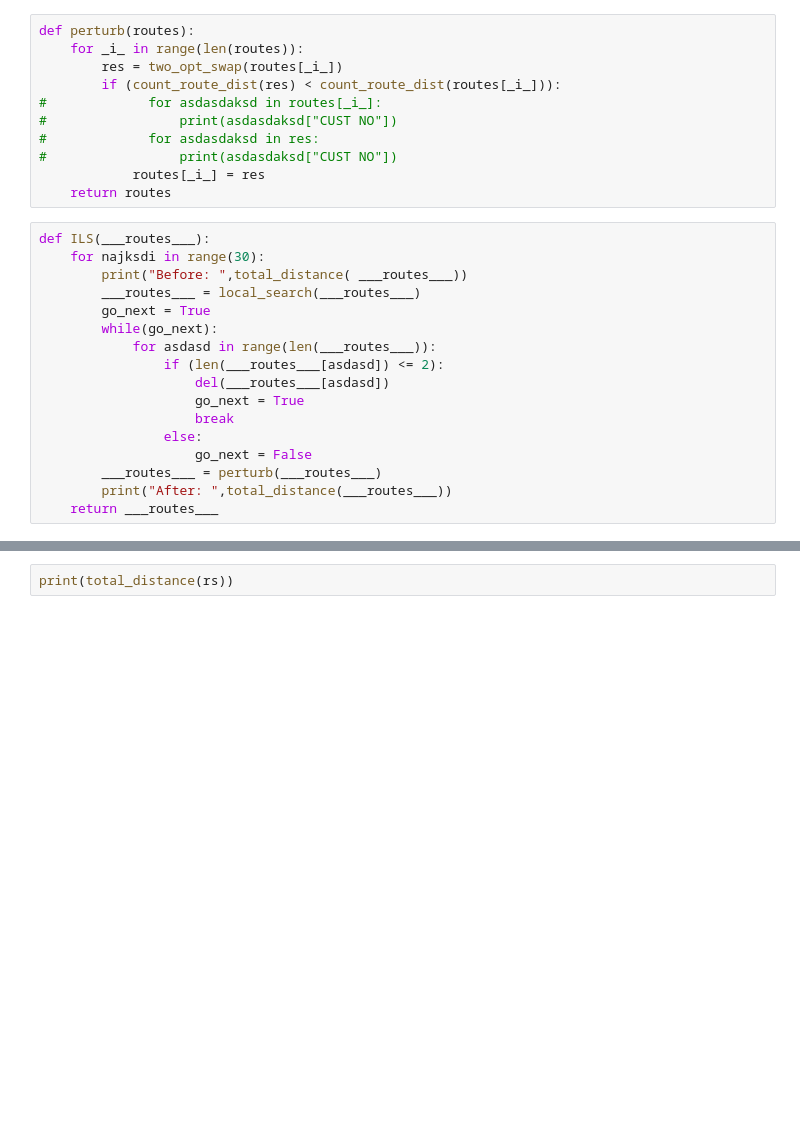
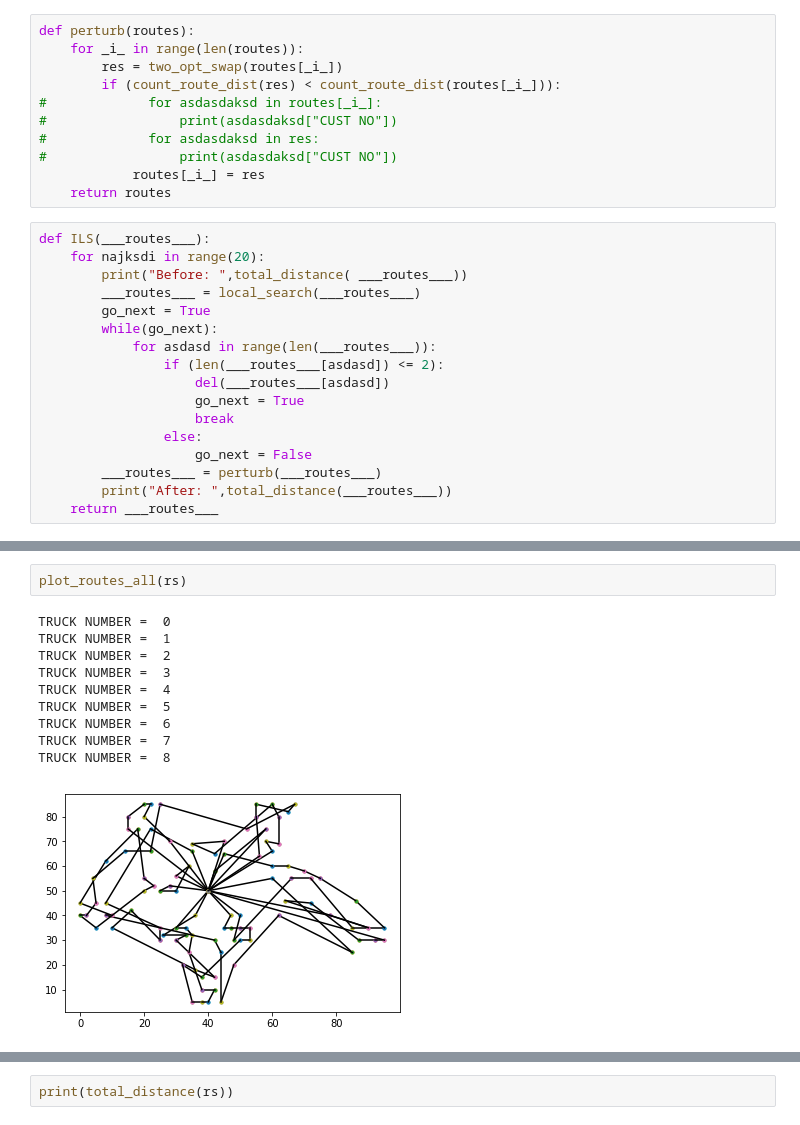
Before and after one commit to aleks73337/TSP-Problem, a Jupyter notebook: Untitled.ipynb, the cells around one changed output, grey strips where cells are left out. Saved outputs shown, nothing was run; the diff lists cells and outputs as text; blank space fills up the shorter version.

```diff
--- a/Untitled.ipynb
+++ b/Untitled.ipynb
@@ -292,7 +293,7 @@ def perturb(routes):
     return routes
 # %%
 def ILS(___routes___):
-    for najksdi in range(30):
+    for najksdi in range(20):
         print("Before: ",total_distance( ___routes___))
         ___routes___ = local_search(___routes___)
         go_next = True
@@ -331,2 +352,15 @@ KeyboardInterrupt:
+# %%
+plot_routes_all(rs)
+# %% [output]
+TRUCK NUMBER =  0
+TRUCK NUMBER =  1
+TRUCK NUMBER =  2
+TRUCK NUMBER =  3
+TRUCK NUMBER =  4
+TRUCK NUMBER =  5
+TRUCK NUMBER =  6
+TRUCK NUMBER =  7
+TRUCK NUMBER =  8
+[figure, added]
 # %%
 rs = ILS(copy.deepcopy(rs))
```
Also changed, not shown: parts of 15 cells of this notebook.
